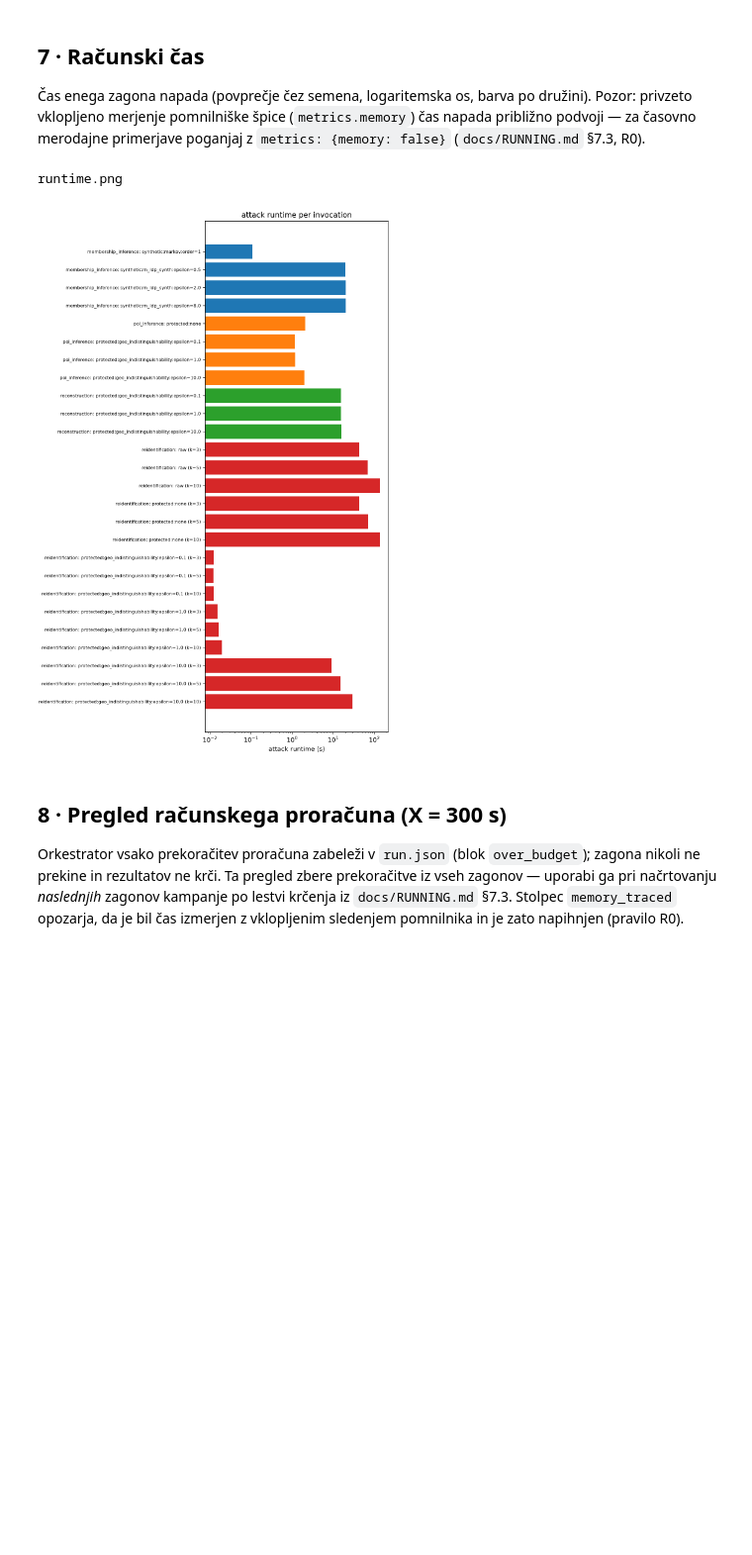
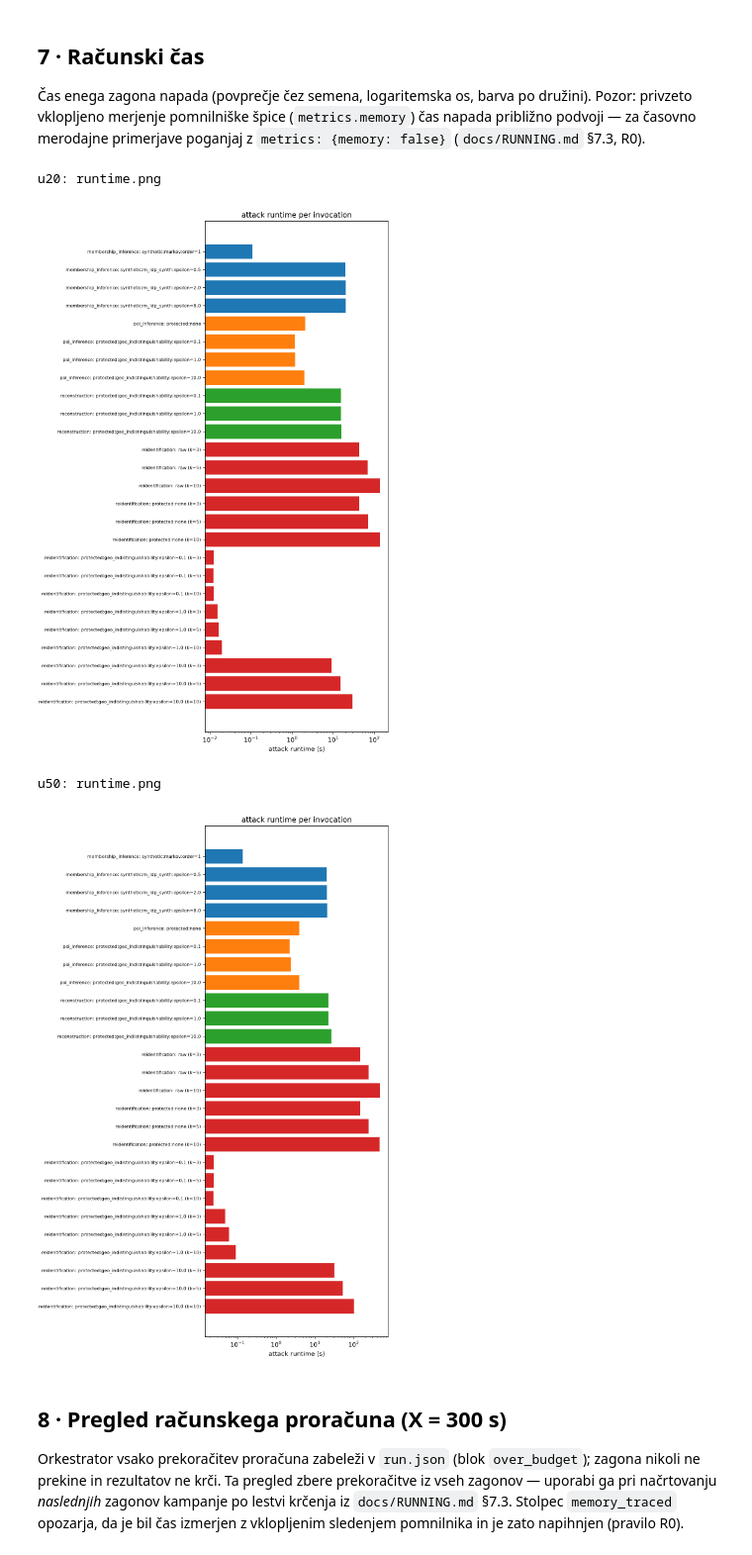
Before and after one commit to ZazoByIntent/RN-Synth-Gen-Sandbox2, a Jupyter notebook: notebooks/03_s4_sweep.ipynb, the cells around one changed output. Shown at 99% size. Cells and saved outputs as stored; diff of their text form; code cells hidden in the pictures; blank space fills up the shorter version.

```diff
--- a/notebooks/03_s4_sweep.ipynb
+++ b/notebooks/03_s4_sweep.ipynb
@@ -186,12 +232,15 @@ družini). Pozor: privzeto vklopljeno merjenje pomnilniške špice
 (`metrics.memory`) čas napada približno podvoji — za časovno merodajne
 primerjave poganjaj z `metrics: {memory: false}` (`docs/RUNNING.md` §7.3, R0).
 # %%
-for path in plot_runtime(agg_rows, FIGURES_DIR):
-    print(path.name)
-    display(Image(filename=str(path)))
+for rung in rungs:
+    for path in plot_runtime(agg_by_rung[rung], rung_dir(rung)):
+        print(f"u{rung}: {path.name}")
+        display(Image(filename=str(path)))
 # %% [output]
-runtime.png
+u20: runtime.png
 [figure]
+u50: runtime.png
+[figure, added]
 # %% [markdown]
 ## 8 · Pregled računskega proračuna (X = 300 s)
 
```
Also changed, not shown: parts of 10 cells of this notebook, 4 other files.
